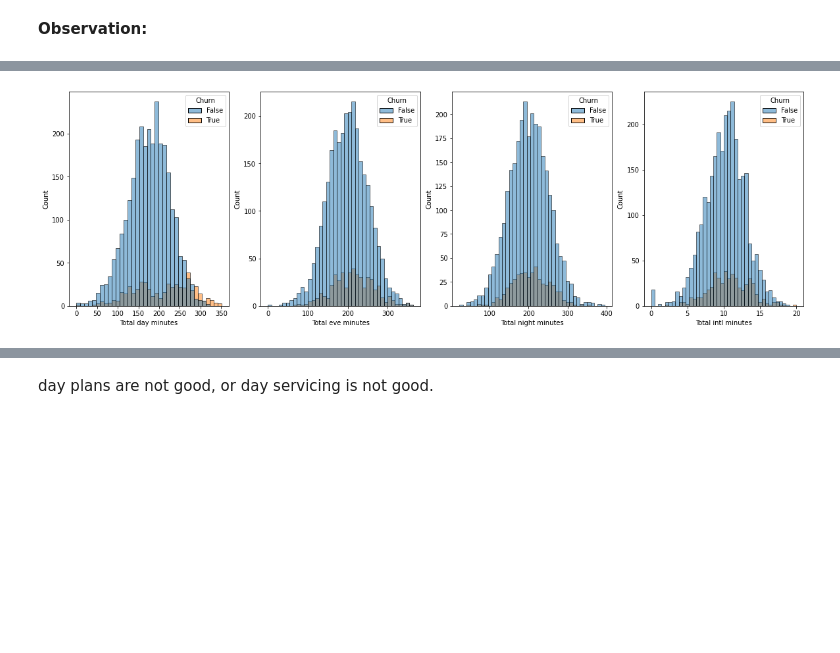
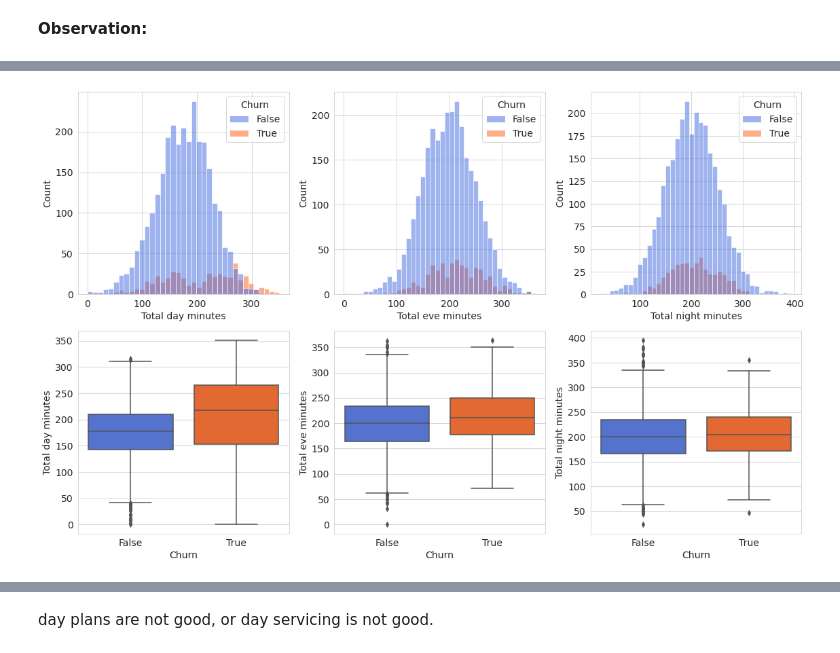
Before and after one commit to Gaurav2912/Telecom-Churn-Analysis---Capstone-Project, a Jupyter notebook: Telecom_Churn_Analysis_Capstone_Project.ipynb, the cells around one changed output, grey strips where cells are left out. Cells and saved outputs as stored; diff of their text form; code cells hidden in the pictures; blank space fills up the shorter version.

```diff
--- a/Telecom_Churn_Analysis_Capstone_Project.ipynb
+++ b/Telecom_Churn_Analysis_Capstone_Project.ipynb
@@ -471,5 +476,3 @@ created_lst = ['Total minutes','Total calls', 'Total charge', 'Charge/min day',
-# %%
-df_final= df_final.drop(created_lst, axis= 1)
 # %%
 df_final.shape
 # %% [output]
@@ -522,2 +511,0 @@ need improvement in voice plane
-# %%
-corr_df = df_final.corr()
@@ -524,4 +519,4 @@ corr_df = df_final.corr()
 # %%
-corr_to_label  = corr_df['Churn'].sort_values().iloc[:-1]
+corr_to_label  = corr_df['Churn'].sort_values(ascending= False).iloc[1:]  # first value is 1 (self corelation), so we ignoring it.
 corr_to_label
 # %% [output]
@@ -587,0 +636,20 @@ for ind,num_feature in enumerate(lst_num_feature):
+# %%
+# Create figure object
+fig, ax = plt.subplots(nrows= 1, ncols= 3, figsize= (14,6))
+
+for i,item in enumerate(list_of_cat):
+  # Groupby on that category then take mean on churn
+  churn_rate_item = (100 * df.groupby(item)['Churn'].mean())
+  sns.barplot(churn_rate_item.index,churn_rate_item.values, ax= ax[i])
+  ax[i].set_ylabel('Churn Rate---->')
+  for j in range(len(churn_rate_item.index)):
+    ax[i].text(x= j- 0.2,y= churn_rate_item.iloc[j] - max(churn_rate_item.values) / 20  ,
+            s= round(churn_rate_item.iloc[j], 2), fontsize=12, weight='bold',
+                color='white')
+
+
+ax[0].set_title("Churn rate per Area code")
+ax[1].set_title("Churn rate per International plans")
+ax[2].set_title("Churn rate per Voice mail plan");
+plt.tight_layout()
+plt.show();
@@ -595,8 +751,15 @@ sns.histplot(ax= axes[1], data= df, x= 'Account length', hue= 'Churn');
 # %%
-fig, axes = plt.subplots(nrows= 1, ncols= 4, figsize= (20,6))
-lst_minutes = ['Total day minutes','Total eve minutes', 'Total night minutes','Total intl minutes']
+fig, axes = plt.subplots(nrows= 2, ncols= 3, figsize= (16,10))
+lst_minutes = ['Total day minutes','Total eve minutes', 'Total night minutes']
 
+# for 1st row
 for i,minutes in enumerate(lst_minutes):
-  sns.histplot(ax= axes[i], data= df, x= minutes, hue= 'Churn')
+  sns.histplot(ax= axes[0,i], data= df, x= minutes, hue= 'Churn')
+
+# for 2nd row
+for i,minutes in enumerate(lst_minutes):
+  sns.boxplot(ax= axes[1,i], data= df, y= minutes, x= 'Churn')
+
+plt.tight_layout();
 # %% [output]
-[figure, old version]
+[figure, new version]
```
Also changed, not shown: parts of 149 cells of this notebook.
